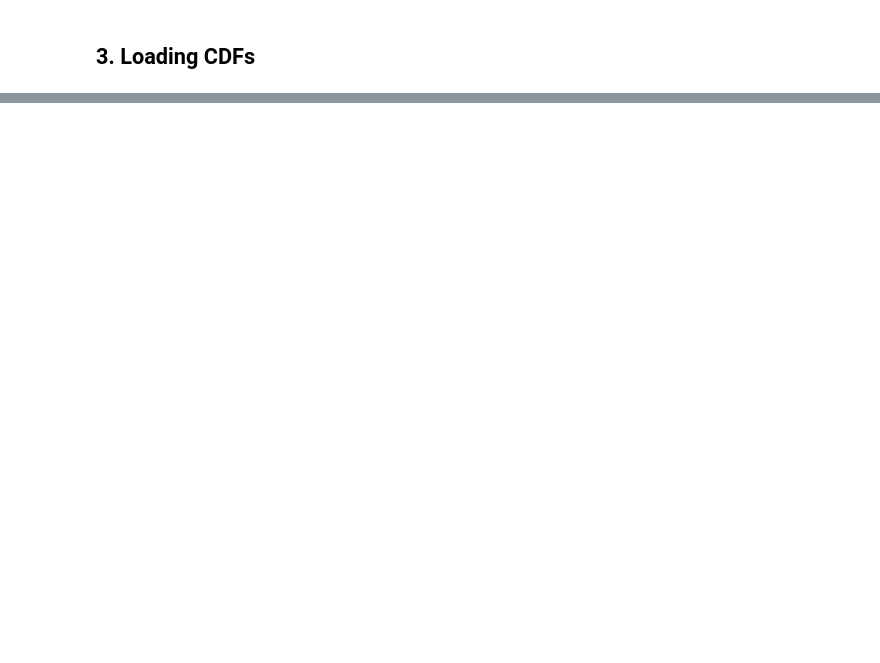
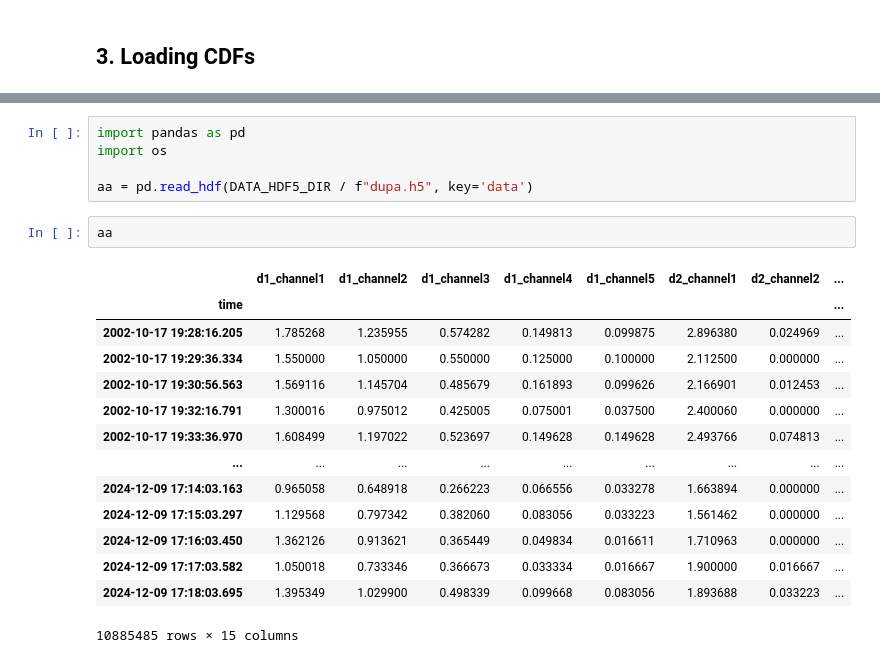
Before and after one commit to AGHRADEM/radem-examples, a Jupyter notebook: examples/irem_data_conversions.ipynb, the cells around one changed output, grey strips where cells are left out. Saved outputs shown, nothing was run; the diff lists cells and outputs as text; blank space fills up the shorter version.

```diff
--- a/examples/irem_data_conversions.ipynb
+++ b/examples/irem_data_conversions.ipynb
@@ -109,0 +235,22 @@ Skipping extracting ../data/irem/extracted/IREM_PACC
+# %%
+import pandas as pd
+import os
+
+aa = pd.read_hdf(DATA_HDF5_DIR / f"dupa.h5", key='data')
+# %%
+aa
+# %% [output]
+|  | d1_channel1 | d1_channel2 | d1_channel3 | d1_channel4 | d1_channel5 | d2_channel1 | d2_channel2 | ... |
+| time |  |  |  |  |  |  |  | ... |
+| 2002-10-17 19:28:16.205 | 1.785268 | 1.235955 | 0.574282 | 0.149813 | 0.099875 | 2.896380 | 0.024969 | ... |
+| 2002-10-17 19:29:36.334 | 1.550000 | 1.050000 | 0.550000 | 0.125000 | 0.100000 | 2.112500 | 0.000000 | ... |
+| 2002-10-17 19:30:56.563 | 1.569116 | 1.145704 | 0.485679 | 0.161893 | 0.099626 | 2.166901 | 0.012453 | ... |
+| 2002-10-17 19:32:16.791 | 1.300016 | 0.975012 | 0.425005 | 0.075001 | 0.037500 | 2.400060 | 0.000000 | ... |
+| 2002-10-17 19:33:36.970 | 1.608499 | 1.197022 | 0.523697 | 0.149628 | 0.149628 | 2.493766 | 0.074813 | ... |
+| ... | ... | ... | ... | ... | ... | ... | ... | ... |
+| 2024-12-09 17:14:03.163 | 0.965058 | 0.648918 | 0.266223 | 0.066556 | 0.033278 | 1.663894 | 0.000000 | ... |
+| 2024-12-09 17:15:03.297 | 1.129568 | 0.797342 | 0.382060 | 0.083056 | 0.033223 | 1.561462 | 0.000000 | ... |
+| 2024-12-09 17:16:03.450 | 1.362126 | 0.913621 | 0.365449 | 0.049834 | 0.016611 | 1.710963 | 0.000000 | ... |
+| 2024-12-09 17:17:03.582 | 1.050018 | 0.733346 | 0.366673 | 0.033334 | 0.016667 | 1.900000 | 0.016667 | ... |
+| 2024-12-09 17:18:03.695 | 1.395349 | 1.029900 | 0.498339 | 0.099668 | 0.083056 | 1.893688 | 0.033223 | ... |
+10885485 rows × 15 columns
```
Also changed, not shown: parts of 12 cells of this notebook, 2 other files.
